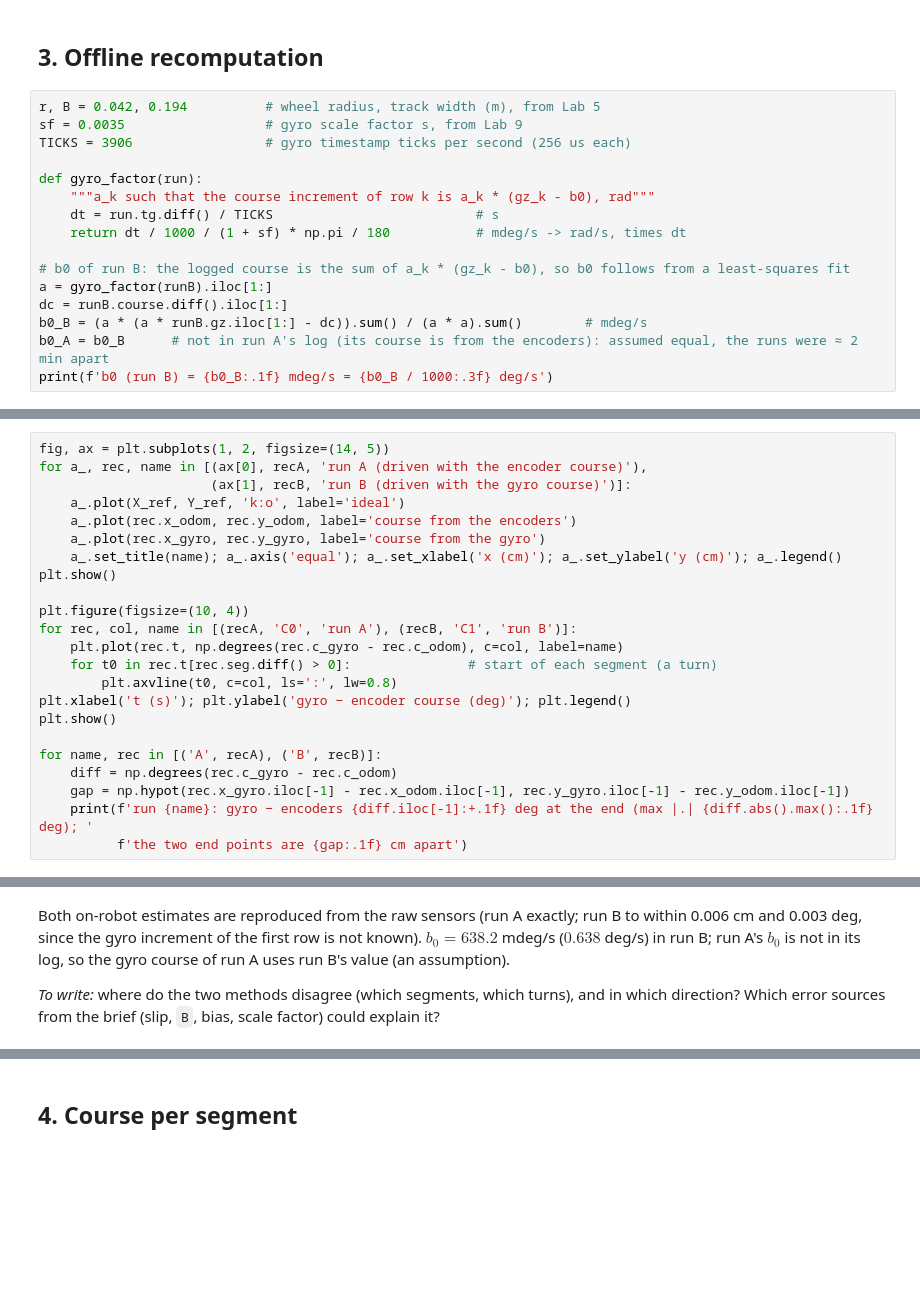
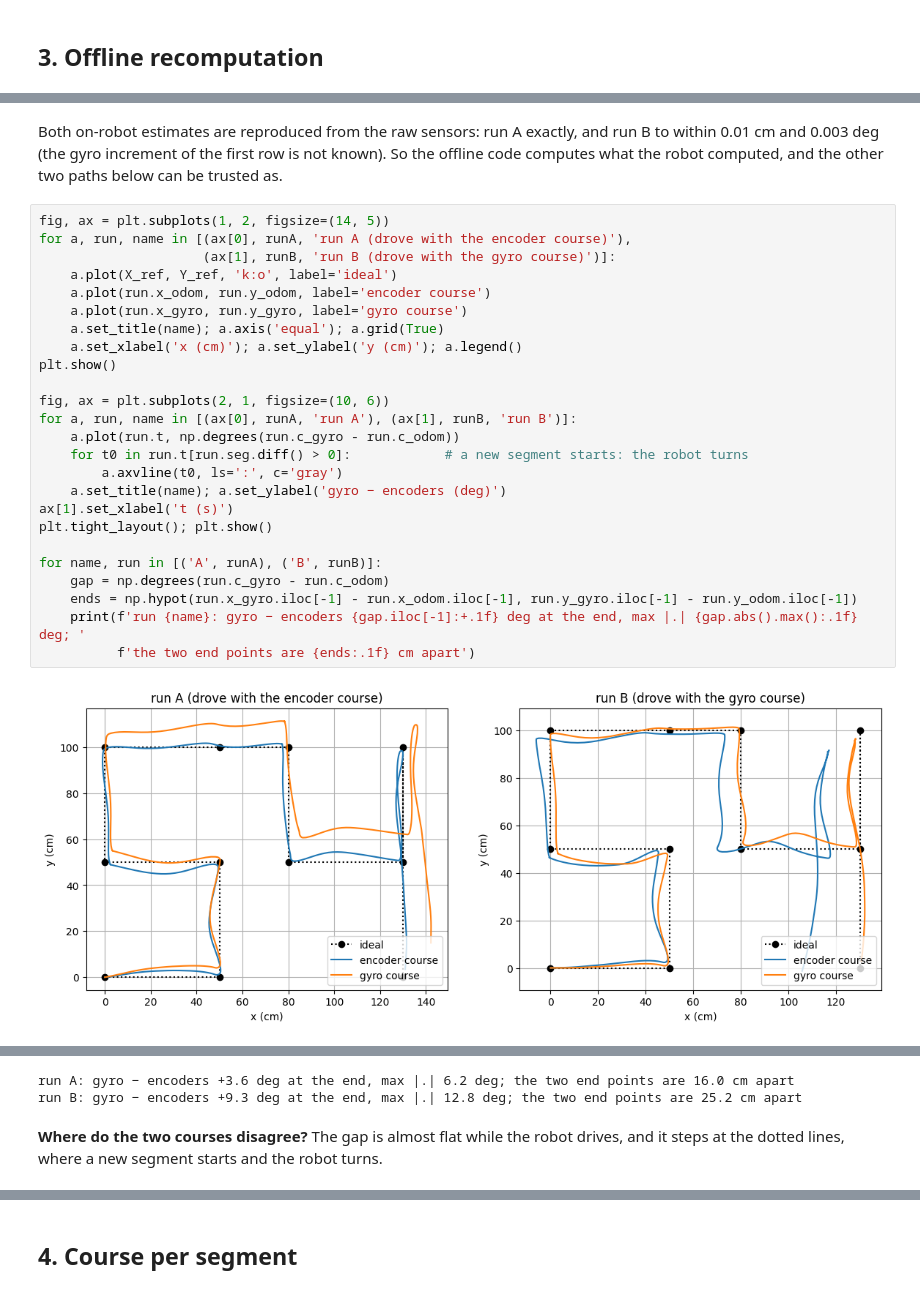
Before and after one commit to fleikey/robotics-cs413, a Jupyter notebook: Week10/odom_gyro_analysis.ipynb, the cells around one changed output, grey strips where cells are left out. Saved outputs shown, nothing was run; the diff lists cells and outputs as text; blank space fills up the shorter version.

```diff
--- a/Week10/odom_gyro_analysis.ipynb
+++ b/Week10/odom_gyro_analysis.ipynb
@@ -69,18 +105,2 @@ plt.show()
 # %% [markdown]
 ## 3. Offline recomputation
-# %%
-r, B = 0.042, 0.194          # wheel radius, track width (m), from Lab 5
-sf = 0.0035                  # gyro scale factor s, from Lab 9
-TICKS = 3906                 # gyro timestamp ticks per second (256 us each)
-
-def gyro_factor(run):
-    """a_k such that the course increment of row k is a_k * (gz_k - b0), rad"""
-    dt = run.tg.diff() / TICKS                          # s
-    return dt / 1000 / (1 + sf) * np.pi / 180           # mdeg/s -> rad/s, times dt
-
-# b0 of run B: the logged course is the sum of a_k * (gz_k - b0), so b0 follows from a least-squares fit
-a = gyro_factor(runB).iloc[1:]
-dc = runB.course.diff().iloc[1:]
-b0_B = (a * (a * runB.gz.iloc[1:] - dc)).sum() / (a * a).sum()        # mdeg/s
-b0_A = b0_B      # not in run A's log (its course is from the encoders): assumed equal, the runs were ≈ 2 min apart
-print(f'b0 (run B) = {b0_B:.1f} mdeg/s = {b0_B / 1000:.3f} deg/s')
@@ -110,23 +156,29 @@ for name, run, rec, m in [('A', runA, recA, 'odom'), ('B', runB, recB, 'gyro')]:
+# %% [markdown]
+Both on-robot estimates are reproduced from the raw sensors: run A exactly, and run B to within 0.01 cm and 0.003 deg (the gyro increment of the first row is not known). So the offline code computes what the robot computed, and the other two paths below can be trusted as.
 # %%
 fig, ax = plt.subplots(1, 2, figsize=(14, 5))
-for a_, rec, name in [(ax[0], recA, 'run A (driven with the encoder course)'),
-                      (ax[1], recB, 'run B (driven with the gyro course)')]:
-    a_.plot(X_ref, Y_ref, 'k:o', label='ideal')
-    a_.plot(rec.x_odom, rec.y_odom, label='course from the encoders')
-    a_.plot(rec.x_gyro, rec.y_gyro, label='course from the gyro')
-    a_.set_title(name); a_.axis('equal'); a_.set_xlabel('x (cm)'); a_.set_ylabel('y (cm)'); a_.legend()
+for a, run, name in [(ax[0], runA, 'run A (drove with the encoder course)'),
+                     (ax[1], runB, 'run B (drove with the gyro course)')]:
+    a.plot(X_ref, Y_ref, 'k:o', label='ideal')
+    a.plot(run.x_odom, run.y_odom, label='encoder course')
+    a.plot(run.x_gyro, run.y_gyro, label='gyro course')
+    a.set_title(name); a.axis('equal'); a.grid(True)
+    a.set_xlabel('x (cm)'); a.set_ylabel('y (cm)'); a.legend()
 plt.show()
 
-plt.figure(figsize=(10, 4))
-for rec, col, name in [(recA, 'C0', 'run A'), (recB, 'C1', 'run B')]:
-    plt.plot(rec.t, np.degrees(rec.c_gyro - rec.c_odom), c=col, label=name)
-    for t0 in rec.t[rec.seg.diff() > 0]:               # start of each segment (a turn)
-        plt.axvline(t0, c=col, ls=':', lw=0.8)
-plt.xlabel('t (s)'); plt.ylabel('gyro − encoder course (deg)'); plt.legend()
-plt.show()
+fig, ax = plt.subplots(2, 1, figsize=(10, 6))
+for a, run, name in [(ax[0], runA, 'run A'), (ax[1], runB, 'run B')]:
+    a.plot(run.t, np.degrees(run.c_gyro - run.c_odom))
+    for t0 in run.t[run.seg.diff() > 0]:            # a new segment starts: the robot turns
+        a.axvline(t0, ls=':', c='gray')
+    a.set_title(name); a.set_ylabel('gyro − encoders (deg)')
+ax[1].set_xlabel('t (s)')
+plt.tight_layout(); plt.show()
 
-for name, rec in [('A', recA), ('B', recB)]:
-    diff = np.degrees(rec.c_gyro - rec.c_odom)
-    gap = np.hypot(rec.x_gyro.iloc[-1] - rec.x_odom.iloc[-1], rec.y_gyro.iloc[-1] - rec.y_odom.iloc[-1])
-    print(f'run {name}: gyro − encoders {diff.iloc[-1]:+.1f} deg at the end (max |.| {diff.abs().max():.1f} deg); '
-          f'the two end points are {gap:.1f} cm apart')
+for name, run in [('A', runA), ('B', runB)]:
+    gap = np.degrees(run.c_gyro - run.c_odom)
+    ends = np.hypot(run.x_gyro.iloc[-1] - run.x_odom.iloc[-1], run.y_gyro.iloc[-1] - run.y_odom.iloc[-1])
+    print(f'run {name}: gyro − encoders {gap.iloc[-1]:+.1f} deg at the end, max |.| {gap.abs().max():.1f} deg; '
+          f'the two end points are {ends:.1f} cm apart')
+# %% [output]
+[figure, added]
@@ -133,4 +186,4 @@ for name, rec in [('A', recA), ('B', recB)]:
+run A: gyro − encoders +3.6 deg at the end, max |.| 6.2 deg; the two end points are 16.0 cm apart
+run B: gyro − encoders +9.3 deg at the end, max |.| 12.8 deg; the two end points are 25.2 cm apart
-# %% [markdown]
-Both on-robot estimates are reproduced from the raw sensors (run A exactly; run B to within 0.006 cm and 0.003 deg, since the gyro increment of the first row is not known). $b_0 = 638.2$ mdeg/s ($0.638$ deg/s) in run B; run A's $b_0$ is not in its log, so the gyro course of run A uses run B's value (an assumption).
-
-*To write:* where do the two methods disagree (which segments, which turns), and in which direction? Which error sources from the brief (slip, `B`, bias, scale factor) could explain it?
+# %% [markdown]
+**Where do the two courses disagree?** The gap is almost flat while the robot drives, and it steps at the dotted lines, where a new segment starts and the robot turns.
```
Also changed, not shown: parts of 38 cells of this notebook, 2 other files.
